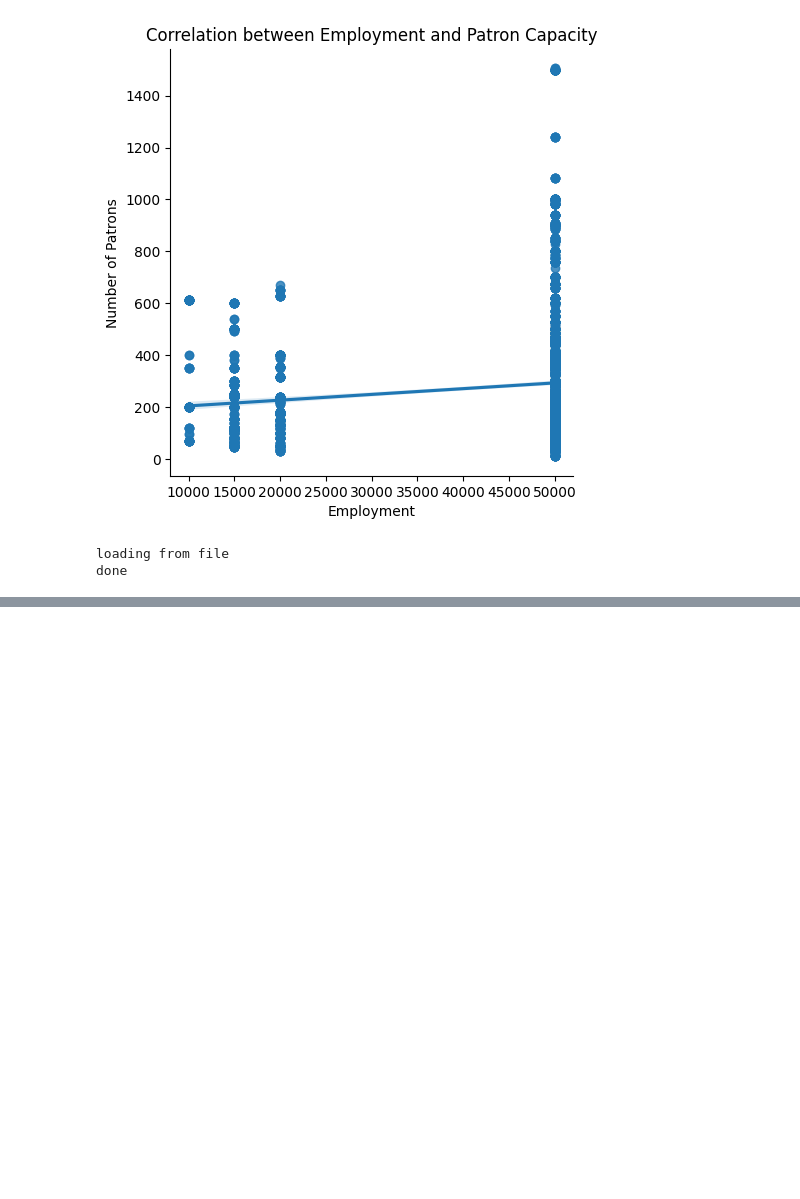
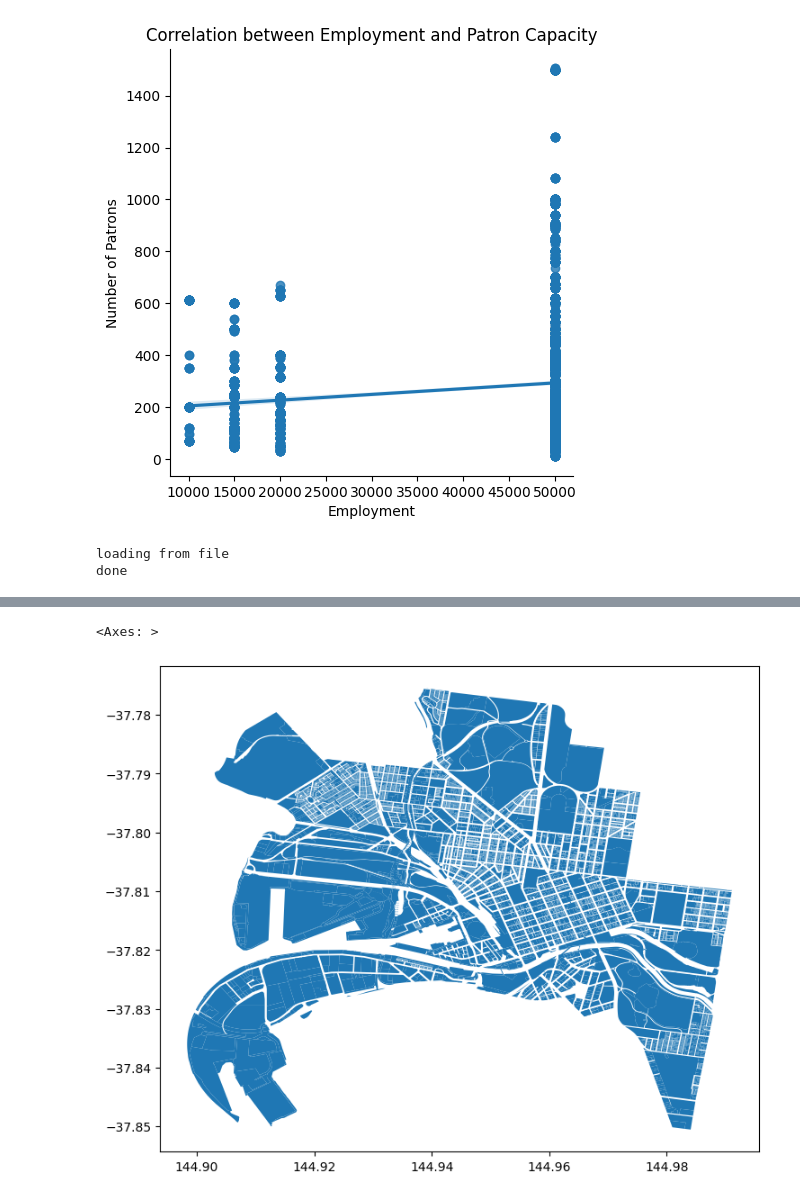
Before and after one commit to 79Stellaa/star_data, a Jupyter notebook: my data final.ipynb, the cells around one changed output, grey strips where cells are left out. Drawn from its saved outputs; the diff is of its cells as text; code cells hidden in the pictures; blank space fills up the shorter version.

```diff
--- a/my data final.ipynb
+++ b/my data final.ipynb
@@ -210,0 +225,5 @@ DataSourceError: /Users/stella/1161/star_data/my_map/property-boundaries/propert
+# %%
+mel_prop.plot()
+# %% [output]
+<Axes: >
+[figure, added]
```
Also changed, not shown: parts of 18 cells of this notebook, 27 other files.
